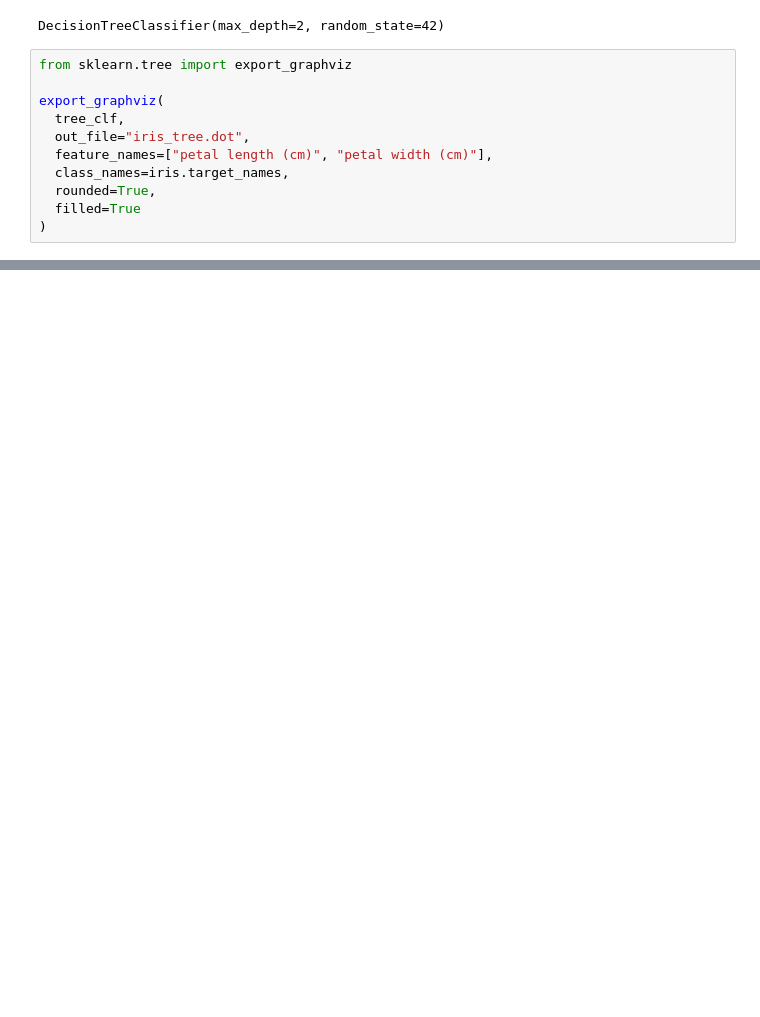
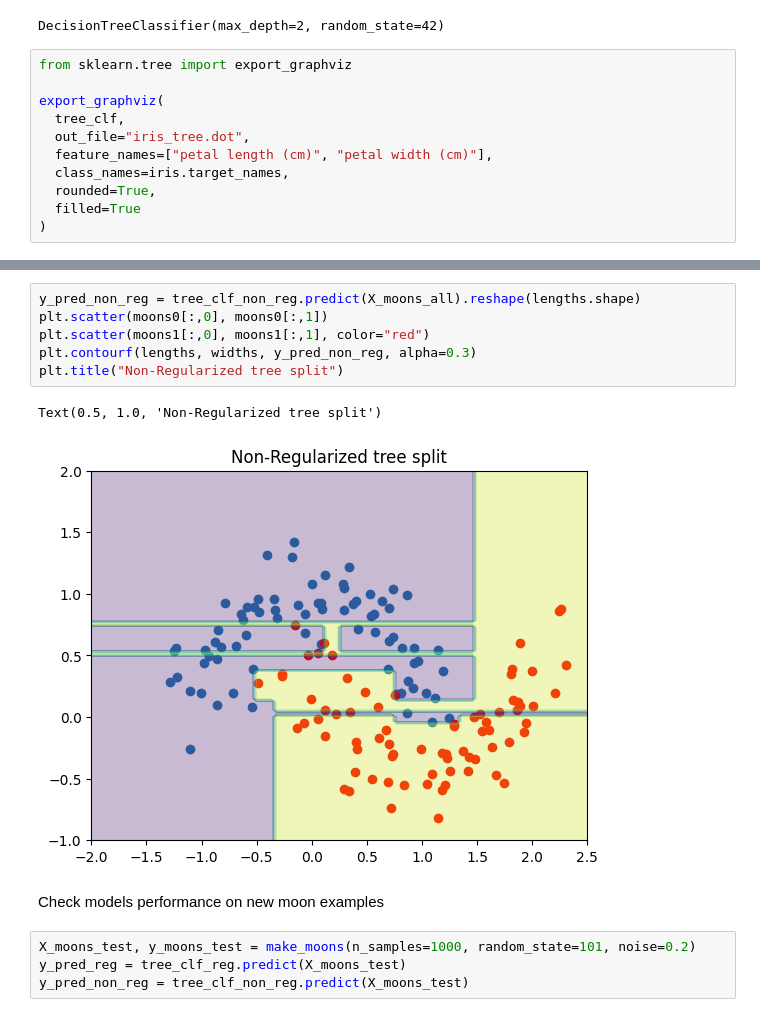
Before and after one commit to adamscarlat/hands-on-ML-with-Scikit-Learn-and-Tensorflow, a Jupyter notebook: edition3/ch6-decision-trees/decision-trees.ipynb, the cells around one changed output, grey strips where cells are left out. Saved outputs shown, nothing was run; the diff lists cells and outputs as text; blank space fills up the shorter version.

```diff
--- a/edition3/ch6-decision-trees/decision-trees.ipynb
+++ b/edition3/ch6-decision-trees/decision-trees.ipynb
@@ -30,0 +97,15 @@ Source.from_file("iris_tree.dot")
+# %%
+y_pred_non_reg = tree_clf_non_reg.predict(X_moons_all).reshape(lengths.shape)
+plt.scatter(moons0[:,0], moons0[:,1])
+plt.scatter(moons1[:,0], moons1[:,1], color="red")
+plt.contourf(lengths, widths, y_pred_non_reg, alpha=0.3)
+plt.title("Non-Regularized tree split")
+# %% [output]
+Text(0.5, 1.0, 'Non-Regularized tree split')
+[figure, added]
+# %% [markdown]
+Check models performance on new moon examples
+# %%
+X_moons_test, y_moons_test = make_moons(n_samples=1000, random_state=101, noise=0.2)
+y_pred_reg = tree_clf_reg.predict(X_moons_test)
+y_pred_non_reg = tree_clf_non_reg.predict(X_moons_test)
```
Also changed, not shown: parts of 14 cells of this notebook, 3 other files.
